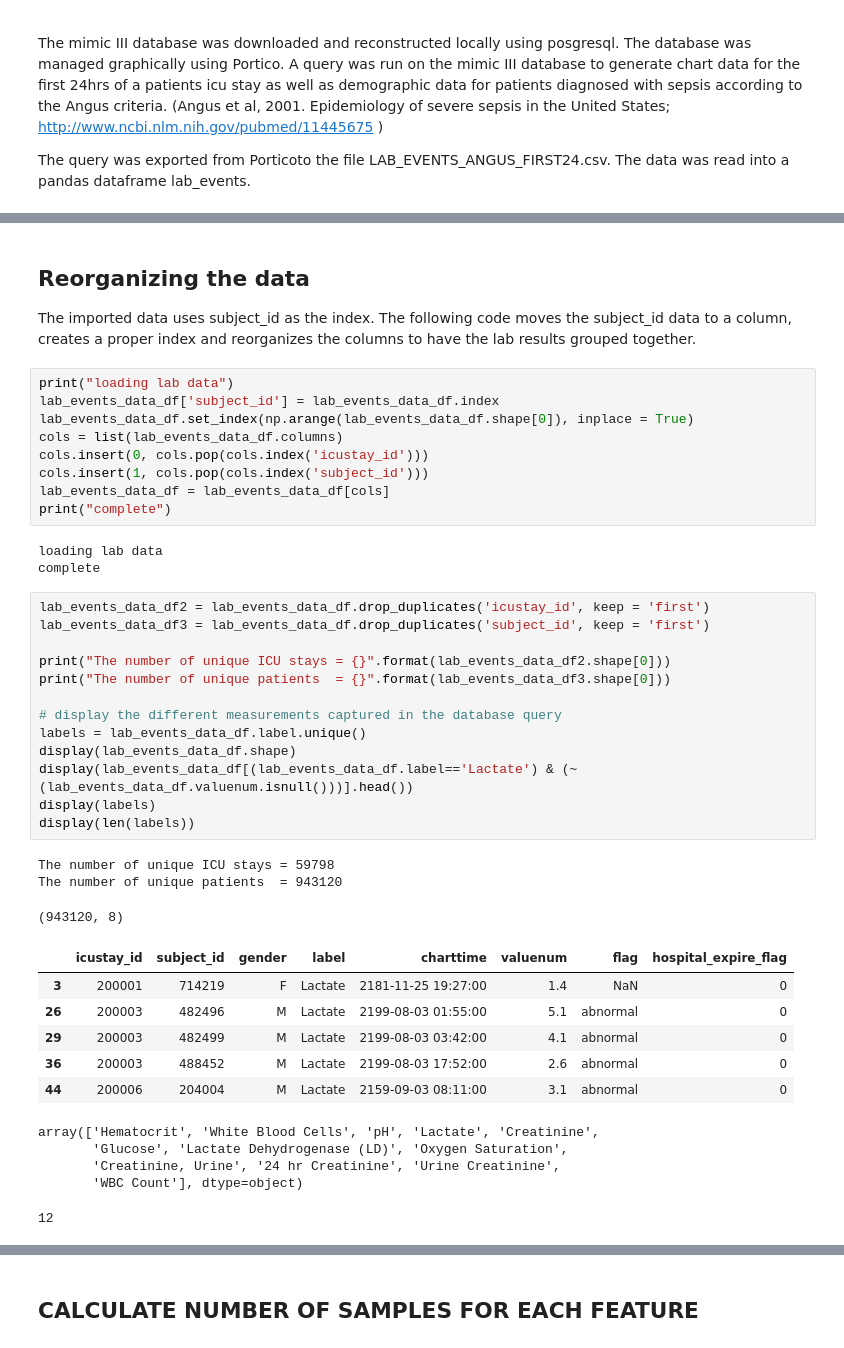
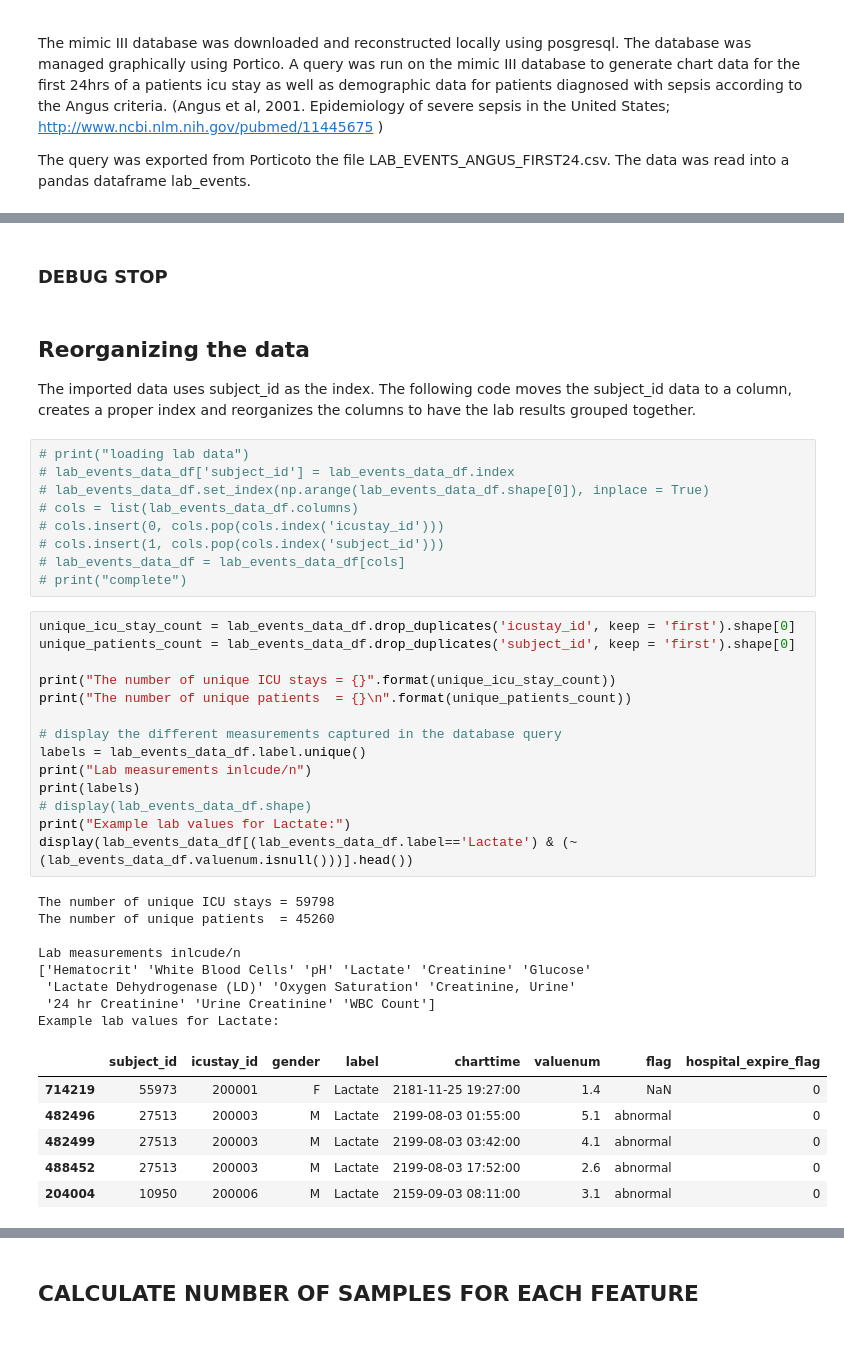
Before and after one commit to RJBeetel3/icu-data-exploration, a Jupyter notebook: icu_mortality_prediction/icu_mortality_prediction/notebooks/LABEVENTS_FIRST24.ipynb, the cells around one changed output, grey strips where cells are left out. Drawn from its saved outputs; the diff is of its cells as text.

Commit message:
explore pivoting lab table

```diff
--- a/icu_mortality_prediction/icu_mortality_prediction/notebooks/LABEVENTS_FIRST24.ipynb
+++ b/icu_mortality_prediction/icu_mortality_prediction/notebooks/LABEVENTS_FIRST24.ipynb
@@ -75,44 +123,44 @@ lab_events_data_df.head()
+# %% [markdown]
+### DEBUG STOP
 # %% [markdown]
 ## Reorganizing the data
 The imported data uses subject_id as the index. The following code moves the subject_id data to a column, creates
 a proper index and reorganizes the columns to have the lab results grouped together.
 # %%
-print("loading lab data")
-lab_events_data_df['subject_id'] = lab_events_data_df.index
-lab_events_data_df.set_index(np.arange(lab_events_data_df.shape[0]), inplace = True)
-cols = list(lab_events_data_df.columns)
-cols.insert(0, cols.pop(cols.index('icustay_id')))
-cols.insert(1, cols.pop(cols.index('subject_id')))
-lab_events_data_df = lab_events_data_df[cols]
-print("complete")
+# print("loading lab data")
+# lab_events_data_df['subject_id'] = lab_events_data_df.index
+# lab_events_data_df.set_index(np.arange(lab_events_data_df.shape[0]), inplace = True)
+# cols = list(lab_events_data_df.columns)
+# cols.insert(0, cols.pop(cols.index('icustay_id')))
+# cols.insert(1, cols.pop(cols.index('subject_id')))
+# lab_events_data_df = lab_events_data_df[cols]
+# print("complete")
-# %% [output]
-loading lab data
-complete
 # %%
-lab_events_data_df2 = lab_events_data_df.drop_duplicates('icustay_id', keep = 'first')
-lab_events_data_df3 = lab_events_data_df.drop_duplicates('subject_id', keep = 'first')
+unique_icu_stay_count = lab_events_data_df.drop_duplicates('icustay_id', keep = 'first').shape[0]
+unique_patients_count = lab_events_data_df.drop_duplicates('subject_id', keep = 'first').shape[0]
 
-print("The number of unique ICU stays = {}".format(lab_events_data_df2.shape[0]))
-print("The number of unique patients  = {}".format(lab_events_data_df3.shape[0]))
+print("The number of unique ICU stays = {}".format(unique_icu_stay_count))
+print("The number of unique patients  = {}\n".format(unique_patients_count))
 
 # display the different measurements captured in the database query
 labels = lab_events_data_df.label.unique()
-display(lab_events_data_df.shape)
+print("Lab measurements inlcude/n")
+print(labels)
+# display(lab_events_data_df.shape)
+print("Example lab values for Lactate:")
 display(lab_events_data_df[(lab_events_data_df.label=='Lactate') & (~(lab_events_data_df.valuenum.isnull()))].head())
-display(labels)
-display(len(labels))
 # %% [output]
 The number of unique ICU stays = 59798
-The number of unique patients  = 943120
+The number of unique patients  = 45260
+
+Lab measurements inlcude/n
+['Hematocrit' 'White Blood Cells' 'pH' 'Lactate' 'Creatinine' 'Glucose'
+ 'Lactate Dehydrogenase (LD)' 'Oxygen Saturation' 'Creatinine, Urine'
+ '24 hr Creatinine' 'Urine Creatinine' 'WBC Count']
+Example lab values for Lactate:
-(943120, 8)
-|  | icustay_id | subject_id | gender | label | charttime | valuenum | flag | hospital_expire_flag |
-| 3 | 200001 | 714219 | F | Lactate | 2181-11-25 19:27:00 | 1.4 | NaN | 0 |
-| 26 | 200003 | 482496 | M | Lactate | 2199-08-03 01:55:00 | 5.1 | abnormal | 0 |
-| 29 | 200003 | 482499 | M | Lactate | 2199-08-03 03:42:00 | 4.1 | abnormal | 0 |
-| 36 | 200003 | 488452 | M | Lactate | 2199-08-03 17:52:00 | 2.6 | abnormal | 0 |
-| 44 | 200006 | 204004 | M | Lactate | 2159-09-03 08:11:00 | 3.1 | abnormal | 0 |
+|  | subject_id | icustay_id | gender | label | charttime | valuenum | flag | hospital_expire_flag |
+| 714219 | 55973 | 200001 | F | Lactate | 2181-11-25 19:27:00 | 1.4 | NaN | 0 |
+| 482496 | 27513 | 200003 | M | Lactate | 2199-08-03 01:55:00 | 5.1 | abnormal | 0 |
+| 482499 | 27513 | 200003 | M | Lactate | 2199-08-03 03:42:00 | 4.1 | abnormal | 0 |
+| 488452 | 27513 | 200003 | M | Lactate | 2199-08-03 17:52:00 | 2.6 | abnormal | 0 |
+| 204004 | 10950 | 200006 | M | Lactate | 2159-09-03 08:11:00 | 3.1 | abnormal | 0 |
-array(['Hematocrit', 'White Blood Cells', 'pH', 'Lactate', 'Creatinine',
-       'Glucose', 'Lactate Dehydrogenase (LD)', 'Oxygen Saturation',
-       'Creatinine, Urine', '24 hr Creatinine', 'Urine Creatinine',
-       'WBC Count'], dtype=object)
-12
```
Also changed, not shown: parts of 51 cells of this notebook.
